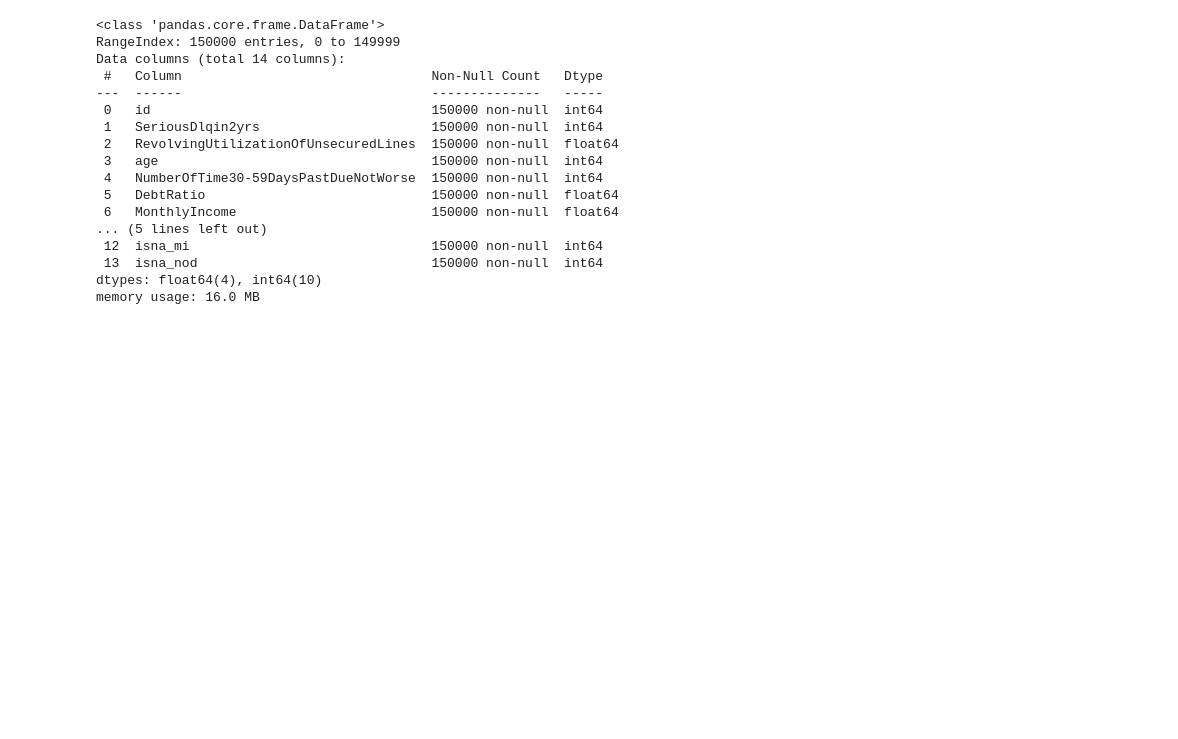
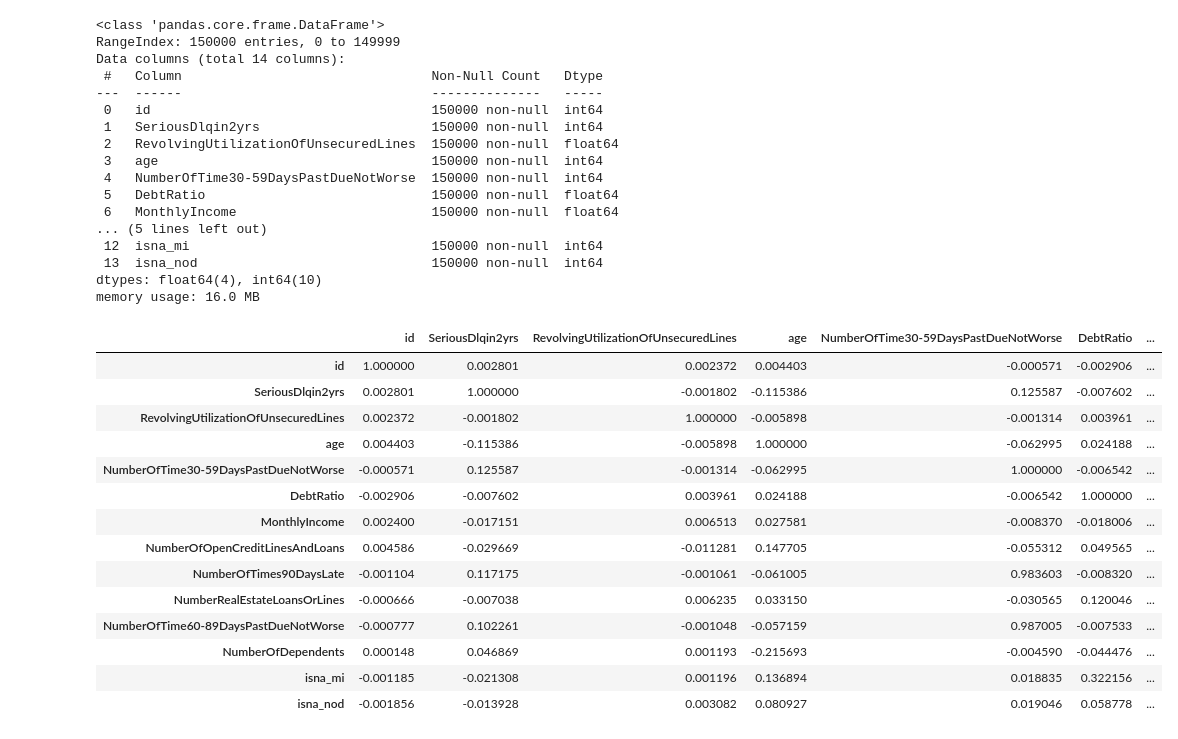
Before and after one commit to luigisaetta/credit_scoring, a Jupyter notebook: eda.ipynb, the cells around one changed output. Cells and saved outputs as stored; diff of their text form; code cells hidden in the pictures; blank space fills up the shorter version.

```diff
--- a/eda.ipynb
+++ b/eda.ipynb
@@ -235,3 +331,21 @@ memory usage: 16.0 MB
 # %%
 # save the transformed dataset
 df.to_csv('cs-training-nonull.csv', index=False)
+# %%
+df.corr()
+# %% [output]
+|  | id | SeriousDlqin2yrs | RevolvingUtilizationOfUnsecuredLines | age | NumberOfTime30-59DaysPastDueNotWorse | DebtRatio | ... |
+| id | 1.000000 | 0.002801 | 0.002372 | 0.004403 | -0.000571 | -0.002906 | ... |
+| SeriousDlqin2yrs | 0.002801 | 1.000000 | -0.001802 | -0.115386 | 0.125587 | -0.007602 | ... |
+| RevolvingUtilizationOfUnsecuredLines | 0.002372 | -0.001802 | 1.000000 | -0.005898 | -0.001314 | 0.003961 | ... |
+| age | 0.004403 | -0.115386 | -0.005898 | 1.000000 | -0.062995 | 0.024188 | ... |
+| NumberOfTime30-59DaysPastDueNotWorse | -0.000571 | 0.125587 | -0.001314 | -0.062995 | 1.000000 | -0.006542 | ... |
+| DebtRatio | -0.002906 | -0.007602 | 0.003961 | 0.024188 | -0.006542 | 1.000000 | ... |
+| MonthlyIncome | 0.002400 | -0.017151 | 0.006513 | 0.027581 | -0.008370 | -0.018006 | ... |
+| NumberOfOpenCreditLinesAndLoans | 0.004586 | -0.029669 | -0.011281 | 0.147705 | -0.055312 | 0.049565 | ... |
+| NumberOfTimes90DaysLate | -0.001104 | 0.117175 | -0.001061 | -0.061005 | 0.983603 | -0.008320 | ... |
+| NumberRealEstateLoansOrLines | -0.000666 | -0.007038 | 0.006235 | 0.033150 | -0.030565 | 0.120046 | ... |
+| NumberOfTime60-89DaysPastDueNotWorse | -0.000777 | 0.102261 | -0.001048 | -0.057159 | 0.987005 | -0.007533 | ... |
+| NumberOfDependents | 0.000148 | 0.046869 | 0.001193 | -0.215693 | -0.004590 | -0.044476 | ... |
+| isna_mi | -0.001185 | -0.021308 | 0.001196 | 0.136894 | 0.018835 | 0.322156 | ... |
+| isna_nod | -0.001856 | -0.013928 | 0.003082 | 0.080927 | 0.019046 | 0.058778 | ... |
```
Also changed, not shown: parts of 27 cells of this notebook, 7 other files.
